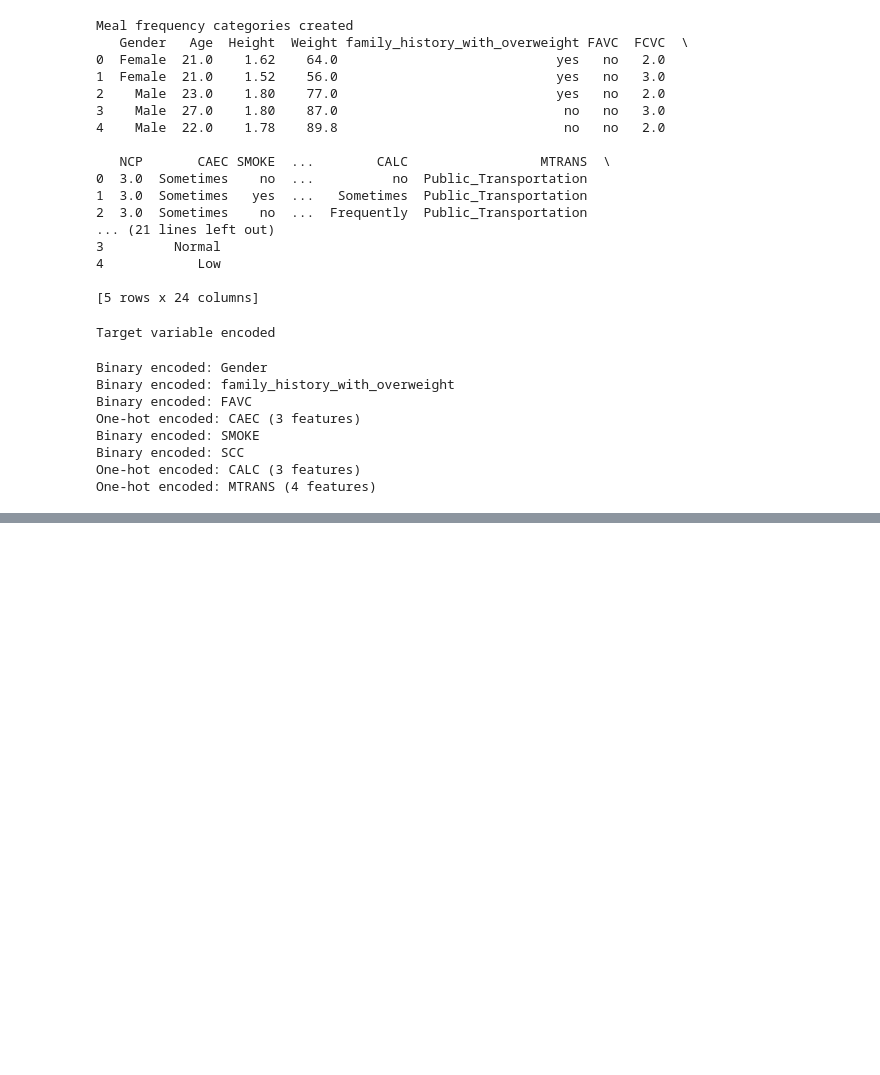
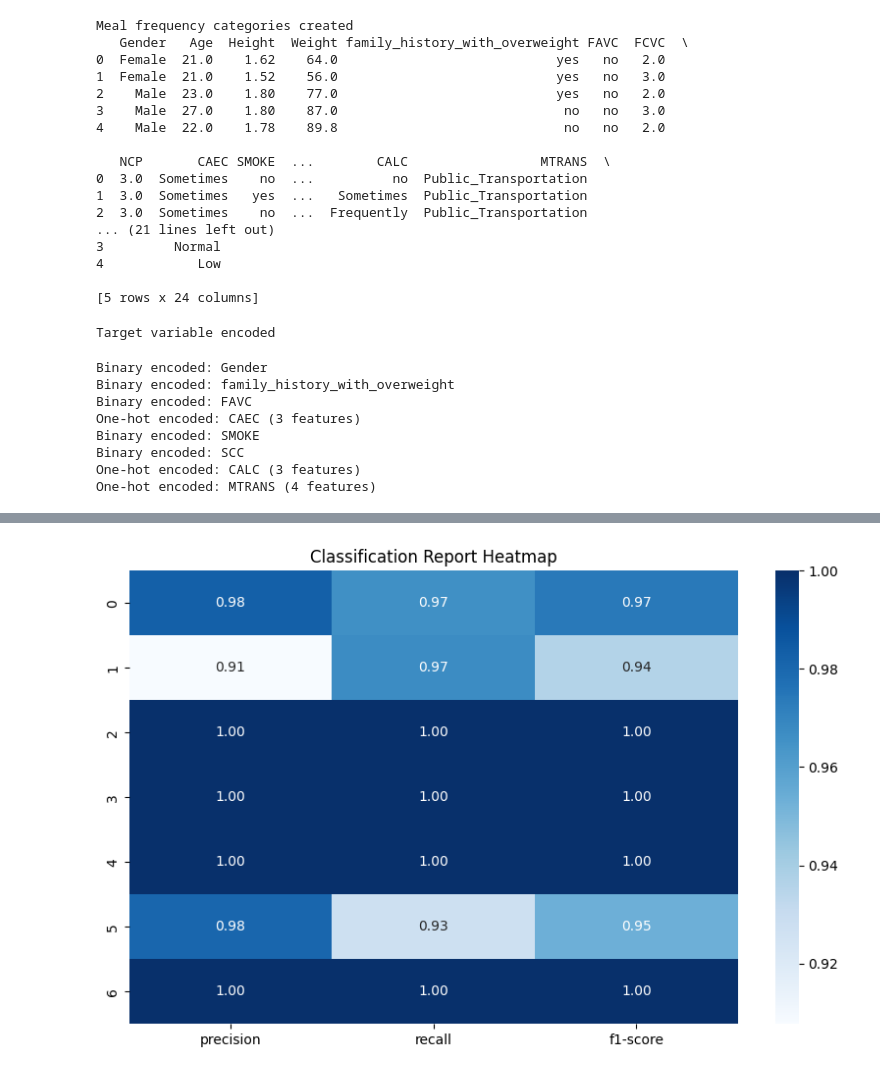
Before and after one commit to antan123/AAI_510_final_project, a Jupyter notebook: EDA_Feature_Engineering.ipynb, the cells around one changed output, grey strips where cells are left out. Saved outputs shown, nothing was run; the diff lists cells and outputs as text; code cells hidden in the pictures; blank space fills up the shorter version.

Commit message:
RandomForestCalssifier

```diff
--- a/EDA_Feature_Engineering.ipynb
+++ b/EDA_Feature_Engineering.ipynb
@@ -492,0 +641,22 @@ df_processed.head()
+# %%
+from sklearn.metrics import classification_report
+best_params = {
+    'max_depth': None,        # Trees will grow until pure or min_samples_split
+    'min_samples_leaf': 1,    # Minimum 1 sample required to be a leaf node
+    'min_samples_split': 2,   # Minimum 2 samples required to split a node
+    'n_estimators': 300       # 300 trees in the forest
+}
+
+# Initialize model with best parameters
+final_rf = RandomForestClassifier(
+    **best_params,
+    random_state=42,
+    n_jobs=-1
+)
+
+# Train final model
+final_rf.fit(X_train, y_train)
+
+# Detailed evaluation
+y_pred = final_rf.predict(X_test)
+print(classification_report(y_test, y_pred))
@@ -492,0 +677,16 @@ df_processed.head()
+# %%
+from sklearn.metrics import classification_report
+import seaborn as sns
+
+# Convert report to DataFrame
+report = classification_report(y_test, y_pred, output_dict=True)
+df_report = pd.DataFrame(report).transpose()
+
+# Plot heatmap
+plt.figure(figsize=(10, 6))
+sns.heatmap(df_report.iloc[:-3, :-1].astype(float),
+            annot=True, cmap='Blues', fmt='.2f')
+plt.title('Classification Report Heatmap')
+plt.show();
+# %% [output]
+[figure, added]
```
Also changed, not shown: parts of 11 cells of this notebook.
